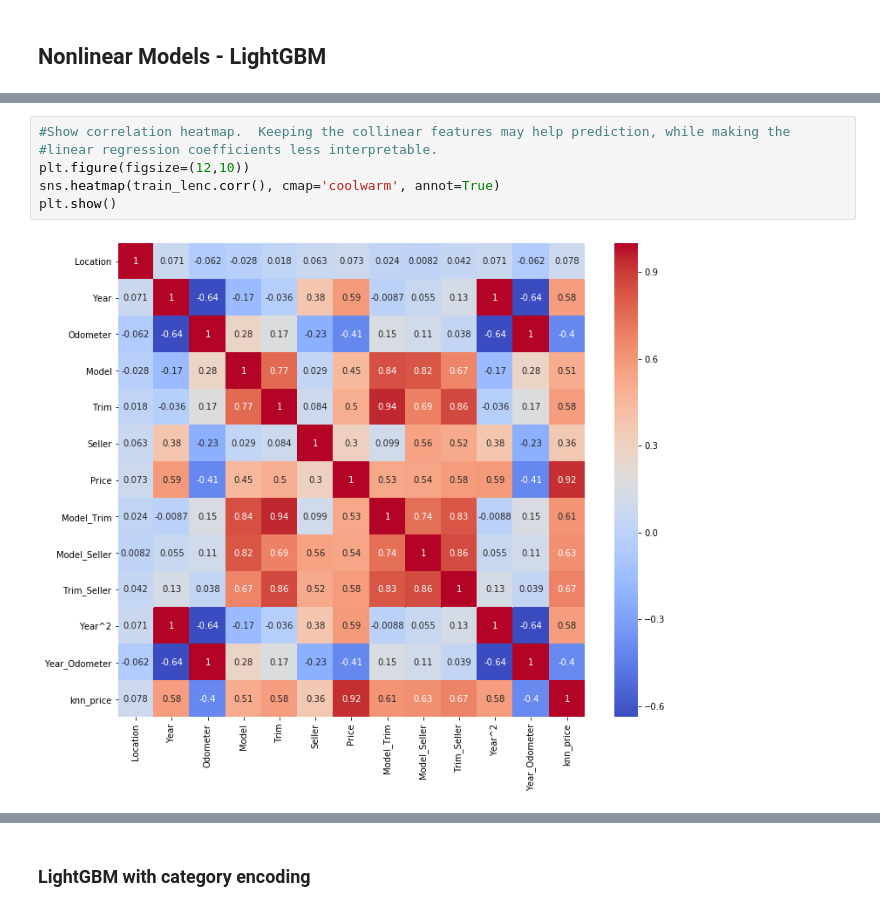
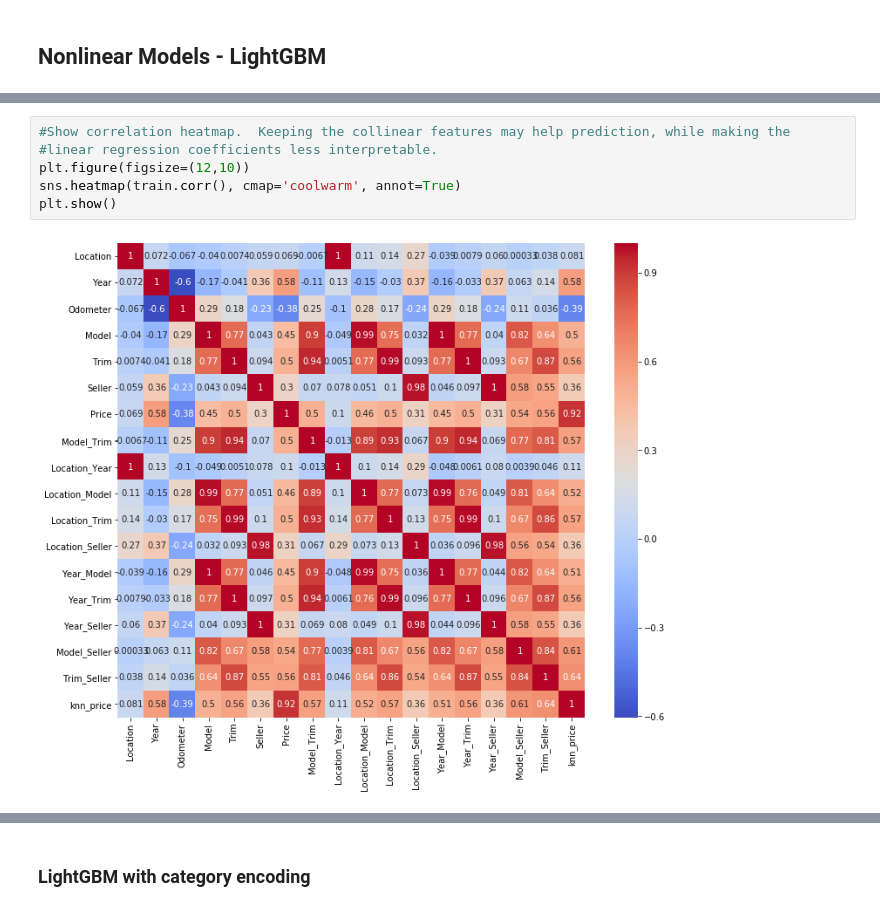
Before and after one commit to jkmackie/car_price_prediction, a Jupyter notebook: jupyter_notebooks/car_algo_final.ipynb, the cells around one changed output, grey strips where cells are left out. Cells and saved outputs as stored; diff of their text form.

```diff
--- a/jupyter_notebooks/car_algo_final.ipynb
+++ b/jupyter_notebooks/car_algo_final.ipynb
@@ -134,11 +74,11 @@ def encode_cat_to_int(train, test):
 # %%
 #Show correlation heatmap.  Keeping the collinear features may help prediction, while making the
 #linear regression coefficients less interpretable.
 plt.figure(figsize=(12,10))
-sns.heatmap(train_lenc.corr(), cmap='coolwarm', annot=True)
+sns.heatmap(train.corr(), cmap='coolwarm', annot=True)
 plt.show()
 # %% [output]
-[figure, old version]
+[figure, new version]
 # %% [markdown]
 <a id='section_id1'></a>
 # %% [markdown]
```
Also changed, not shown: parts of 24 cells of this notebook, 1 other file.
